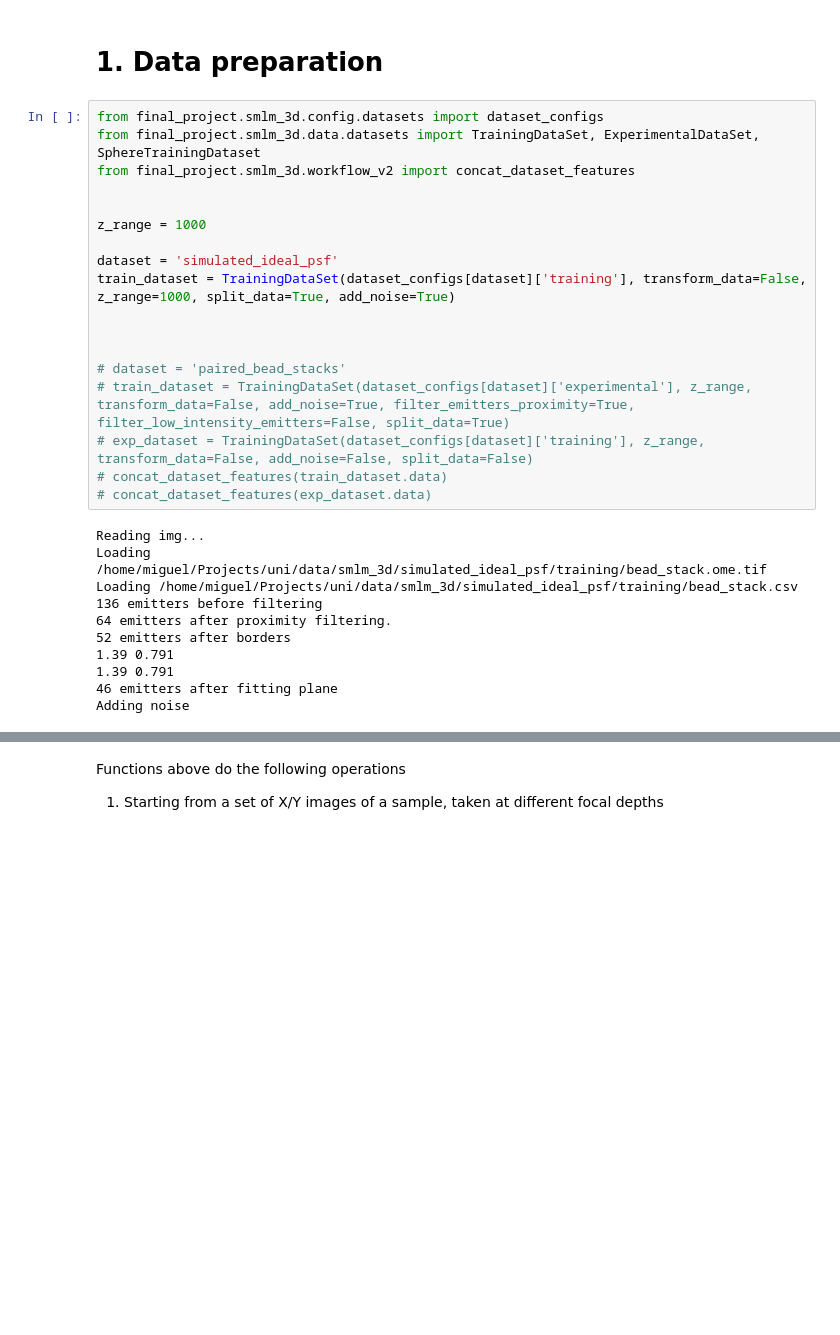
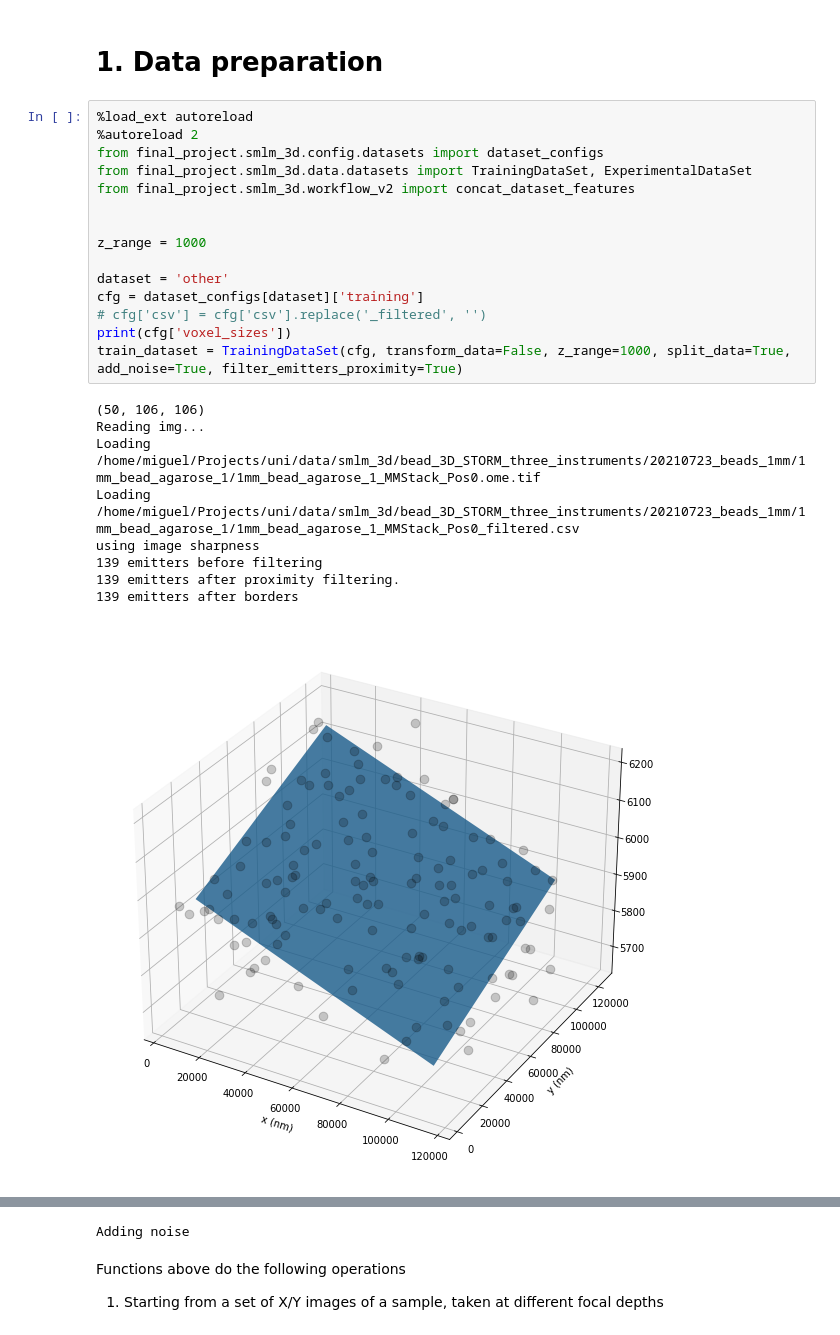
Before and after one commit to mb1069/easyZloc, a Jupyter notebook: final_project/smlm_3d/experiments/main.ipynb, the cells around one changed output, grey strips where cells are left out. Drawn from its saved outputs; the diff is of its cells as text; blank space fills up the shorter version.

```diff
--- a/final_project/smlm_3d/experiments/main.ipynb
+++ b/final_project/smlm_3d/experiments/main.ipynb
@@ -217,31 +6,27 @@ from final_project.smlm_3d.config.datasets import dataset_configs
 # %% [markdown]
 # 1. Data preparation
 # %%
+%load_ext autoreload
+%autoreload 2
 from final_project.smlm_3d.config.datasets import dataset_configs
-from final_project.smlm_3d.data.datasets import TrainingDataSet, ExperimentalDataSet, SphereTrainingDataset
+from final_project.smlm_3d.data.datasets import TrainingDataSet, ExperimentalDataSet
 from final_project.smlm_3d.workflow_v2 import concat_dataset_features
 
 
 z_range = 1000
 
-dataset = 'simulated_ideal_psf'
-train_dataset = TrainingDataSet(dataset_configs[dataset]['training'], transform_data=False, z_range=1000, split_data=True, add_noise=True)
-
-
-
-# dataset = 'paired_bead_stacks'
-# train_dataset = TrainingDataSet(dataset_configs[dataset]['experimental'], z_range, transform_data=False, add_noise=True, filter_emitters_proximity=True, filter_low_intensity_emitters=False, split_data=True)
-# exp_dataset = TrainingDataSet(dataset_configs[dataset]['training'], z_range, transform_data=False, add_noise=False, split_data=False)
-# concat_dataset_features(train_dataset.data)
-# concat_dataset_features(exp_dataset.data)
+dataset = 'other'
+cfg = dataset_configs[dataset]['training']
+# cfg['csv'] = cfg['csv'].replace('_filtered', '')
+print(cfg['voxel_sizes'])
+train_dataset = TrainingDataSet(cfg, transform_data=False, z_range=1000, split_data=True, add_noise=True, filter_emitters_proximity=True)
 # %% [output]
+(50, 106, 106)
 Reading img...
-Loading /home/miguel/Projects/uni/data/smlm_3d/simulated_ideal_psf/training/bead_stack.ome.tif
-Loading /home/miguel/Projects/uni/data/smlm_3d/simulated_ideal_psf/training/bead_stack.csv
-136 emitters before filtering
-64 emitters after proximity filtering.
-52 emitters after borders
-1.39 0.791
-1.39 0.791
-46 emitters after fitting plane
-Adding noise
+Loading /home/miguel/Projects/uni/data/smlm_3d/bead_3D_STORM_three_instruments/20210723_beads_1mm/1mm_bead_agarose_1/1mm_bead_agarose_1_MMStack_Pos0.ome.tif
+Loading /home/miguel/Projects/uni/data/smlm_3d/bead_3D_STORM_three_instruments/20210723_beads_1mm/1mm_bead_agarose_1/1mm_bead_agarose_1_MMStack_Pos0_filtered.csv
+using image sharpness
+139 emitters before filtering
+139 emitters after proximity filtering.
+139 emitters after borders
+[figure, added]
@@ -248,3 +36,4 @@ Adding noise
+Adding noise
 # %% [markdown]
 Functions above do the following operations
 1. Starting from a set of X/Y images of a sample, taken at different focal depths
```
Also changed, not shown: parts of 21 cells of this notebook, 4 other files.
